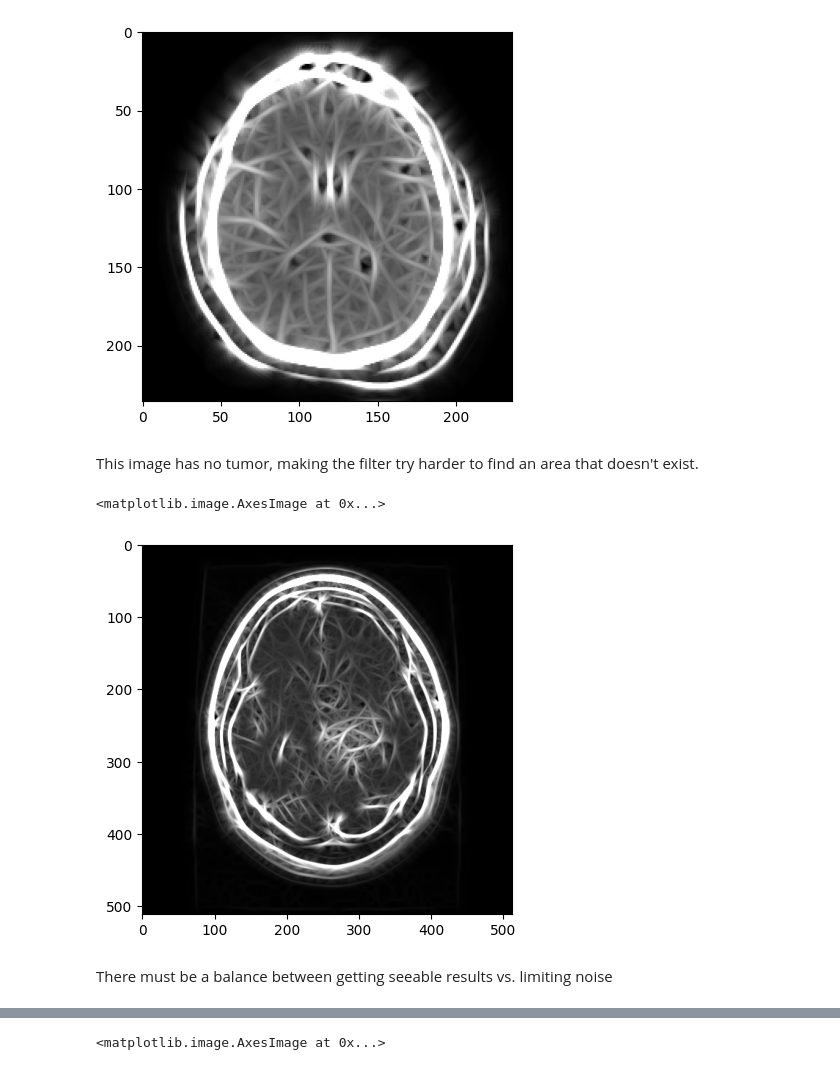
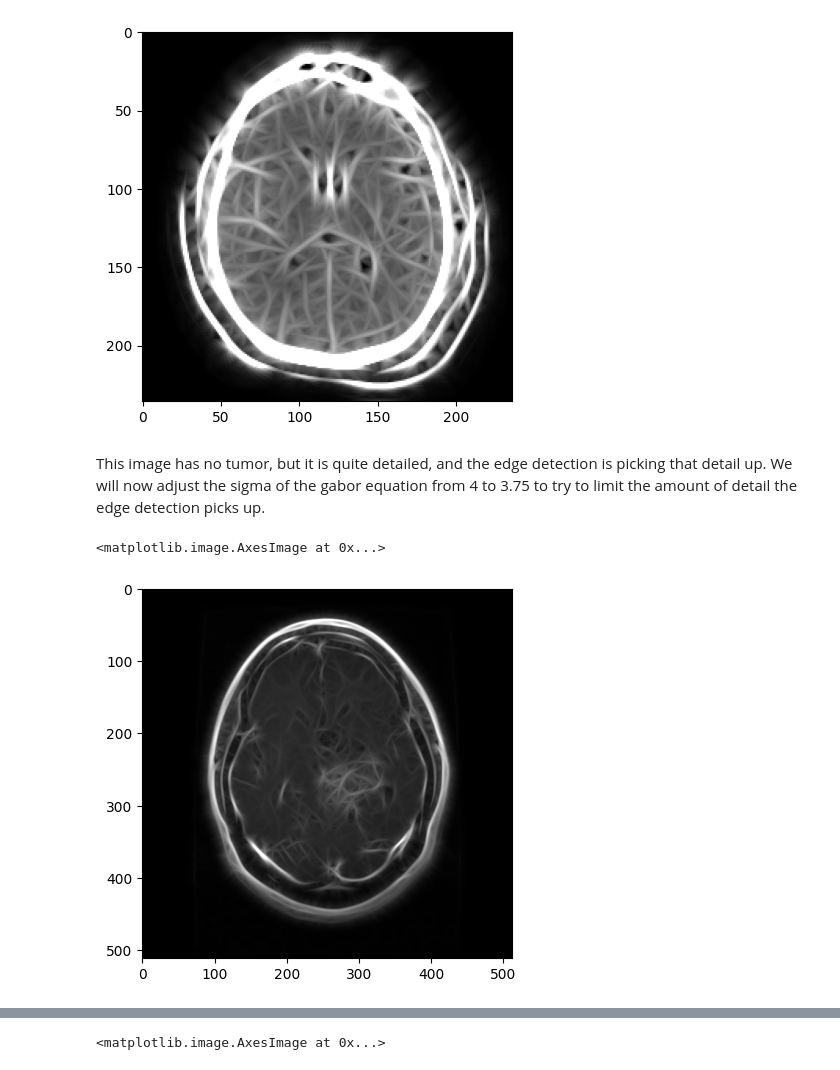
Before and after one commit to yaosam521/CS-7324-Proj-2, a Jupyter notebook: Proj-2.ipynb, the cells around one changed output, grey strips where cells are left out. Saved outputs shown, nothing was run; the diff lists cells and outputs as text; code cells hidden in the pictures.

```diff
--- a/Proj-2.ipynb
+++ b/Proj-2.ipynb
@@ -291,27 +293,25 @@ plt.imshow(res3)
 # %% [output]
 <matplotlib.image.AxesImage at 0x...>
 [figure]
-# %% [markdown]
-This image has no tumor, making the filter try harder to find an area that doesn't exist.
+# %% [markdown]
+This image has no tumor, but it is quite detailed, and the edge detection is picking that detail up. We will now adjust the sigma of the gabor equation from 4 to 3.75 to try to limit the amount of detail the edge detection picks up.
 # %%
 def build_filtersSig():
  filters = []
  ksize = 31
- sigma = 4.75
+ sigma = 3.75
  lamba = 10.5
  for theta in np.arange(0, np.pi, np.pi / 16):
      kern = cv2.getGaborKernel((ksize, ksize), sigma, theta, lamba, 0.5, 0, ktype=cv2.CV_32F)
      kern /= 1.5*kern.sum()
      filters.append(kern)
  return filters
 filtersSig= build_filtersSig()
 resImg1Sig = process(img, filtersSig)
 plt.imshow(resImg1Sig)
 # %% [output]
 <matplotlib.image.AxesImage at 0x...>
-[figure, old version]
+[figure, new version]
-# %% [markdown]
-There must be a balance between getting seeable results vs. limiting noise
 # %%
 resImgNoSig = process(img3, filtersSig)
 plt.imshow(resImgNoSig)
```
Also changed, not shown: parts of 12 cells of this notebook.
